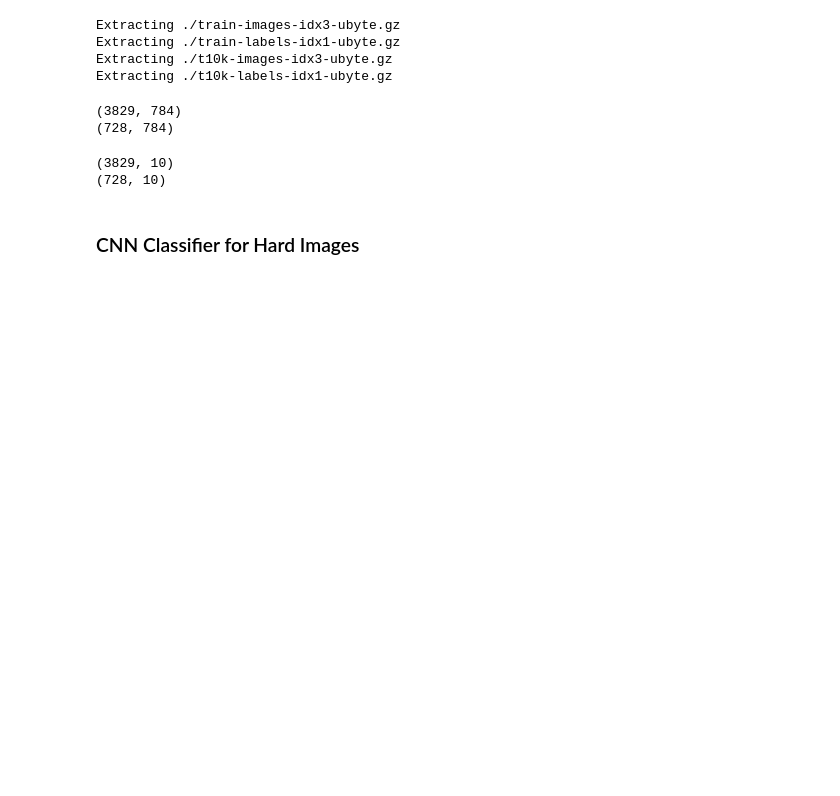
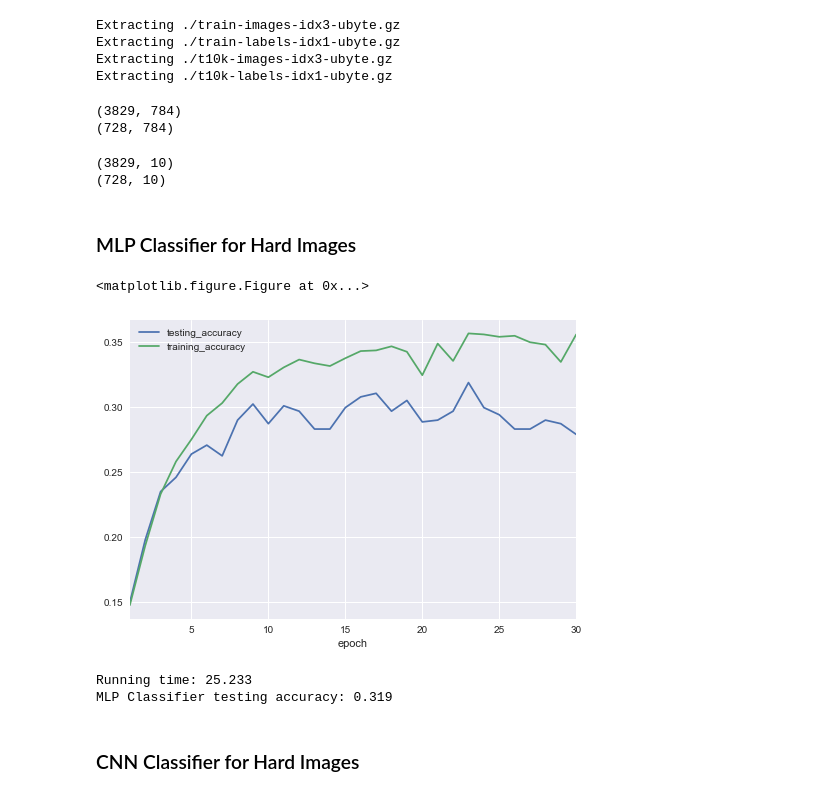
Before and after one commit to jingruli11/tensorflow-testing, a Jupyter notebook: ML Final Project.ipynb, the cells around one changed output. Saved outputs shown, nothing was run; the diff lists cells and outputs as text; code cells hidden in the pictures; blank space fills up the shorter version.

```diff
--- a/ML Final Project.ipynb
+++ b/ML Final Project.ipynb
@@ -515,3 +523,25 @@ print(test_label_hard.shape)
 # %% [output]
 (3829, 10)
 (728, 10)
+# %% [markdown]
+### MLP Classifier for Hard Images
+# %%
+# use tensorflow to construct MLP Classifier
+# set parameters as optimal ones analyzed before
+n_iter = 100
+learning_rate = 0.001
+training_epochs = 30
+# since the training epochs = 30, the batch size = (60000 / 30) / 100
+batch_size = 20
+l2_beta = 0.01
+display_step = 1
+n_hidden = 32
+n_input = 784
+n_classes = 10
+# %%
+# create model
+def mlp(x):
+    layer_1 = tf.add(tf.matmul(x, weights['h1']), biases['b1'])
+    layer_2 = tf.add(tf.matmul(layer_1, weights['h2']), biases['b2'])
+    out_layer = tf.add(tf.matmul(layer_2, weights['out']), biases['out'])
+    return out_layer
@@ -518,3 +602,30 @@ print(test_label_hard.shape)
+# %%
+# define a function to plot MLP learning chart
+def plot_mlp(epoch_list, train_accuracy_list, test_accuracy_list):
+    df_mlp = pd.DataFrame({ 'epoch': epoch_list, 'training_accuracy': train_accuracy_list,
+                            'testing_accuracy': test_accuracy_list})
+
+    df_mlp.set_index('epoch', inplace = True)
+    # display the result
+    plt.clf()
+
+    df_mlp.plot.line()
+
+    plt.show()
+# %%
+start = timeit.default_timer()
+# run and plot MLP classifier on Hard dataset
+epoch_list, train_accuracy_list, test_accuracy_list =run_mlp()
+plot_mlp(epoch_list, train_accuracy_list, test_accuracy_list)
+
+stop = timeit.default_timer()
+print('Running time: %.3f' % (stop - start))
+print('MLP Classifier testing accuracy: %.3f' % max(test_accuracy_list))
+# %% [output]
+<matplotlib.figure.Figure at 0x...>
+[figure, added]
+Running time: 25.233
+MLP Classifier testing accuracy: 0.319
 # %% [markdown]
 ### CNN Classifier for Hard Images
 # %%
```
Also changed, not shown: parts of 7 cells of this notebook.
